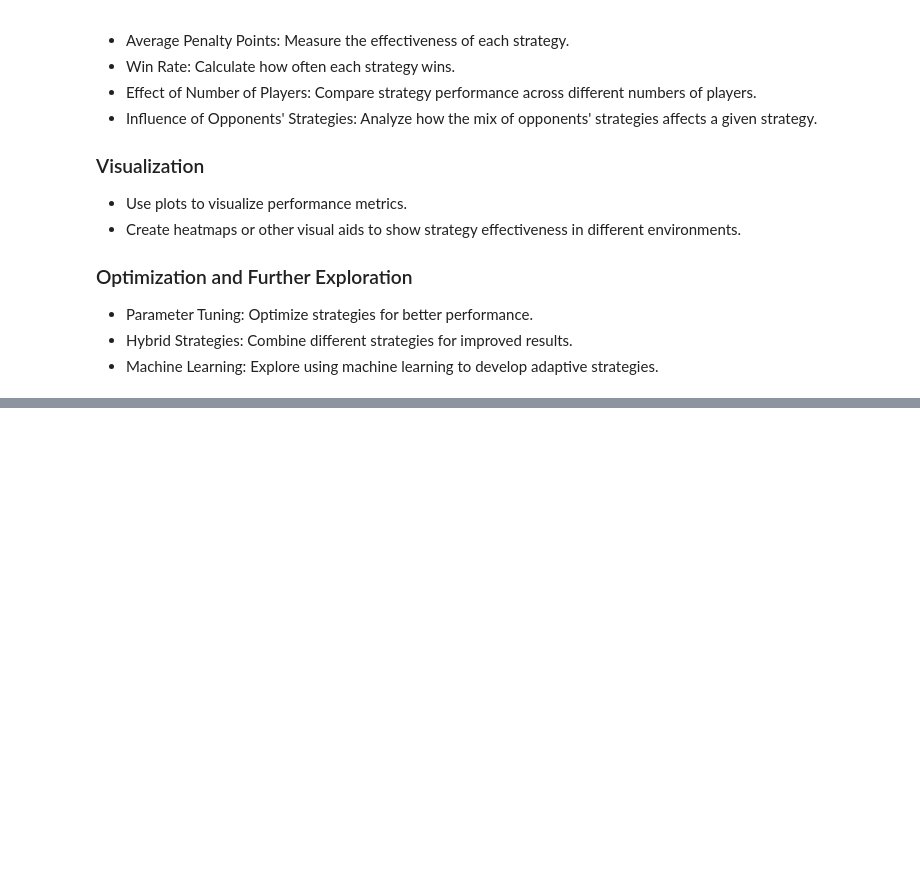
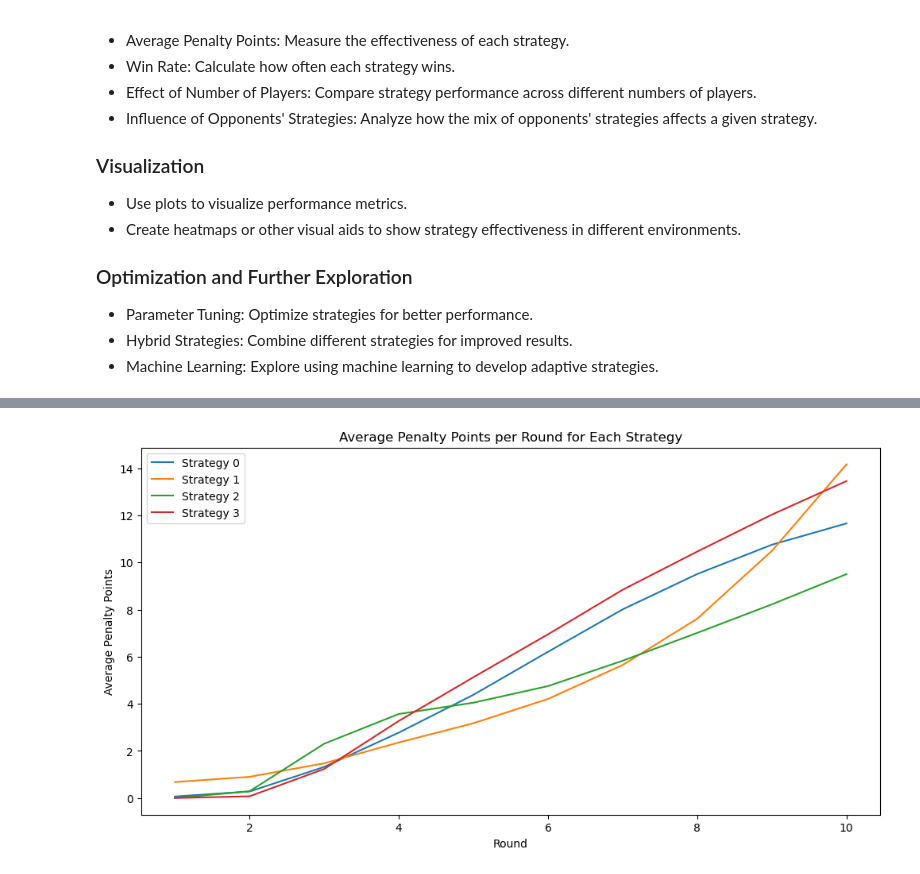
Before and after one commit to paddomanno/sim-6nimmt, a Jupyter notebook: simulation.ipynb, the cells around one changed output, grey strips where cells are left out. Drawn from its saved outputs; the diff is of its cells as text; code cells hidden in the pictures; blank space fills up the shorter version.

```diff
--- a/simulation.ipynb
+++ b/simulation.ipynb
@@ -260,0 +302,20 @@ analyze_results(results)
+# %%
+def analyze_performance_over_time(results):
+    avg_penalty_points = np.mean(results, axis=0)
+    num_players = avg_penalty_points.shape[0]
+    rounds = avg_penalty_points.shape[1]
+
+    plt.figure(figsize=(12, 6))
+    for player_id in range(num_players):
+        plt.plot(range(1, rounds + 1), avg_penalty_points[player_id], label=f"Strategy {player_id}")
+
+    plt.xlabel("Round")
+    plt.ylabel("Average Penalty Points")
+    plt.title("Average Penalty Points per Round for Each Strategy")
+    plt.legend()
+    plt.show()
+
+
+analyze_performance_over_time(results)
+# %% [output]
+[figure, added]
```
Also changed, not shown: parts of 5 cells of this notebook.
